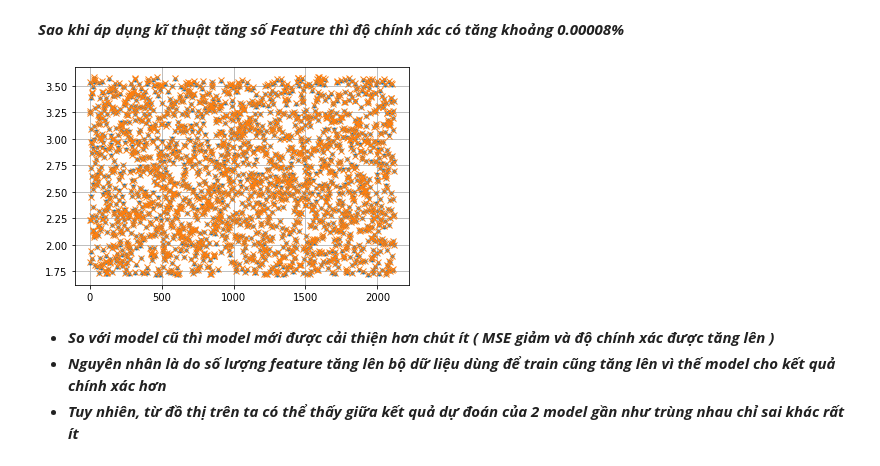
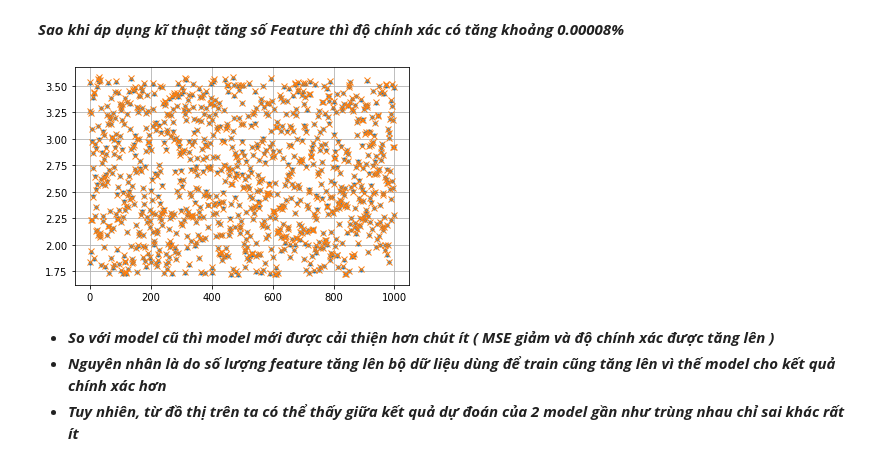
Before and after one commit to Hoangthang017/CS114.K21, a Jupyter notebook: Round3.ipynb, the cells around one changed output. Saved outputs shown, nothing was run; the diff lists cells and outputs as text; code cells hidden in the pictures.

```diff
--- a/Round3.ipynb
+++ b/Round3.ipynb
@@ -107,16 +107,22 @@ increase : 0.00008
 # %% [markdown]
 ***Sao khi áp dụng kĩ thuật tăng số Feature thì độ chính xác có tăng khoảng 0.00008%***
 # %%
-# đánh giá độ kết quả predict của 2 model
+# đánh giá kết quả predict 1000 phần tử đầu của 2 model
+head_old = result[:,0]
+head_old = head_old[:1000,]
 
-Arr = np.arange(len(X_test))
-plt.plot(Arr,result,'.')
-plt.plot(Arr,New_result,'x')
+head_new = New_result[:,0]
+head_new = head_new[:1000,]
+
+
+Arr = np.arange(1000)
+plt.plot(Arr,head_old,'.')
+plt.plot(Arr,head_new,'x')
 
 plt.grid()
 plt.show()
 # %% [output]
-[figure, old version]
+[figure, new version]
 # %% [markdown]
 - ***So với model cũ thì model mới được cải thiện hơn chút ít ( MSE giảm và độ chính xác được tăng lên )***
 - ***Nguyên nhân là do số lượng feature tăng lên bộ dữ liệu dùng để train cũng tăng lên vì thế model cho kết quả chính xác hơn***
```
